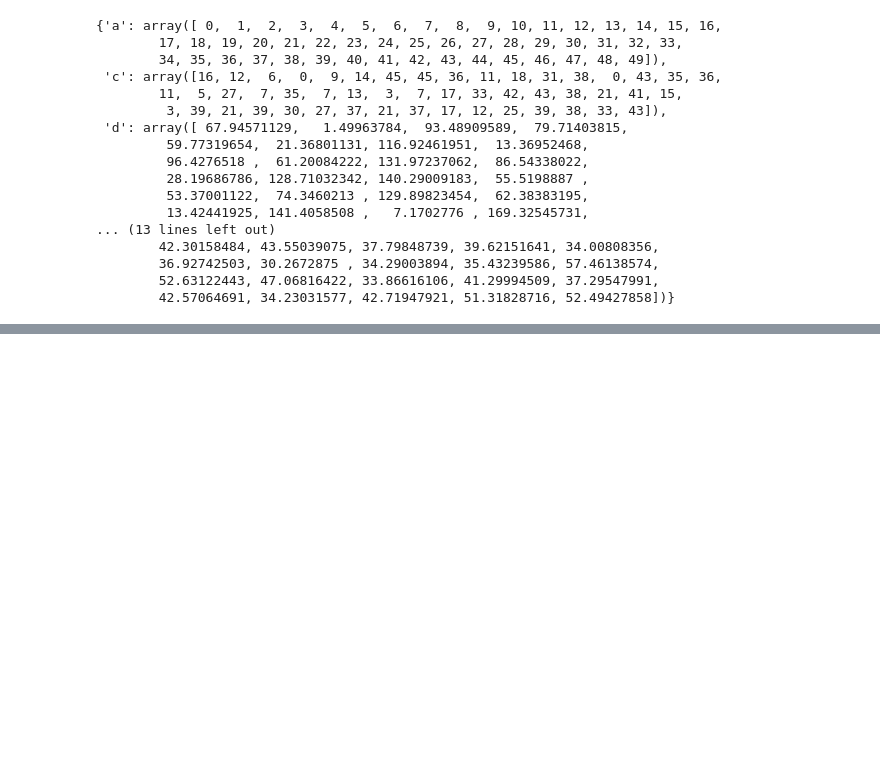
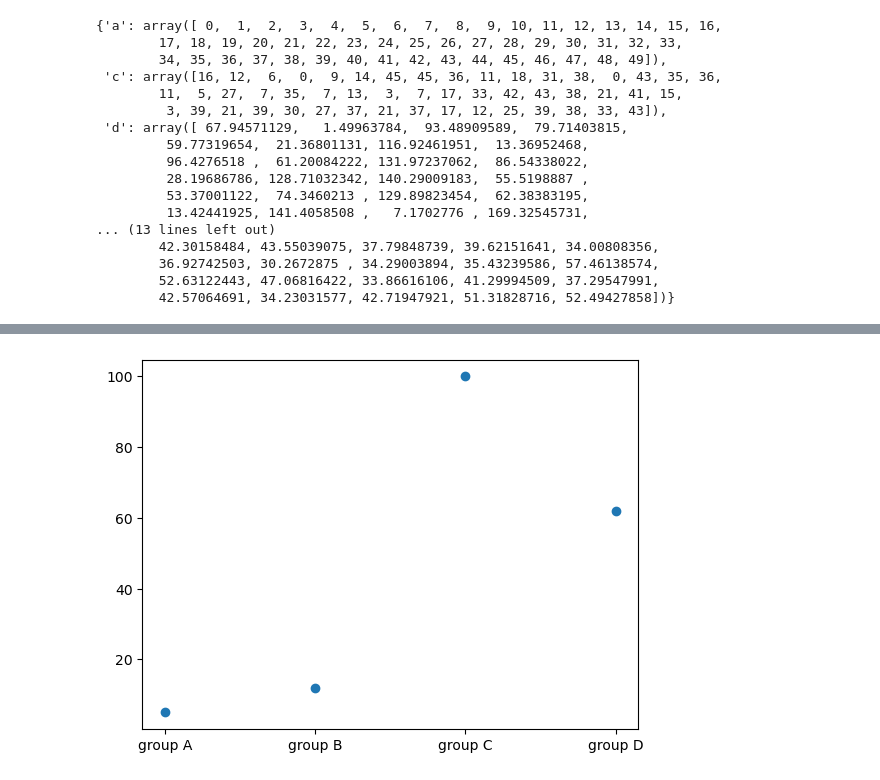
Before and after one commit to Edy-Mochamad/Learn-visualization-data, a Jupyter notebook: pengenalan-Matplotlib.ipynb, the cells around one changed output, grey strips where cells are left out. Drawn from its saved outputs; the diff is of its cells as text; code cells hidden in the pictures; blank space fills up the shorter version.

```diff
--- a/pengenalan-Matplotlib.ipynb
+++ b/pengenalan-Matplotlib.ipynb
@@ -257,0 +276,5 @@ plt.show()
+# %%
+plt.scatter(names, values)
+plt.show()
+# %% [output]
+[figure, added]
```
Also changed, not shown: parts of 6 cells of this notebook.
